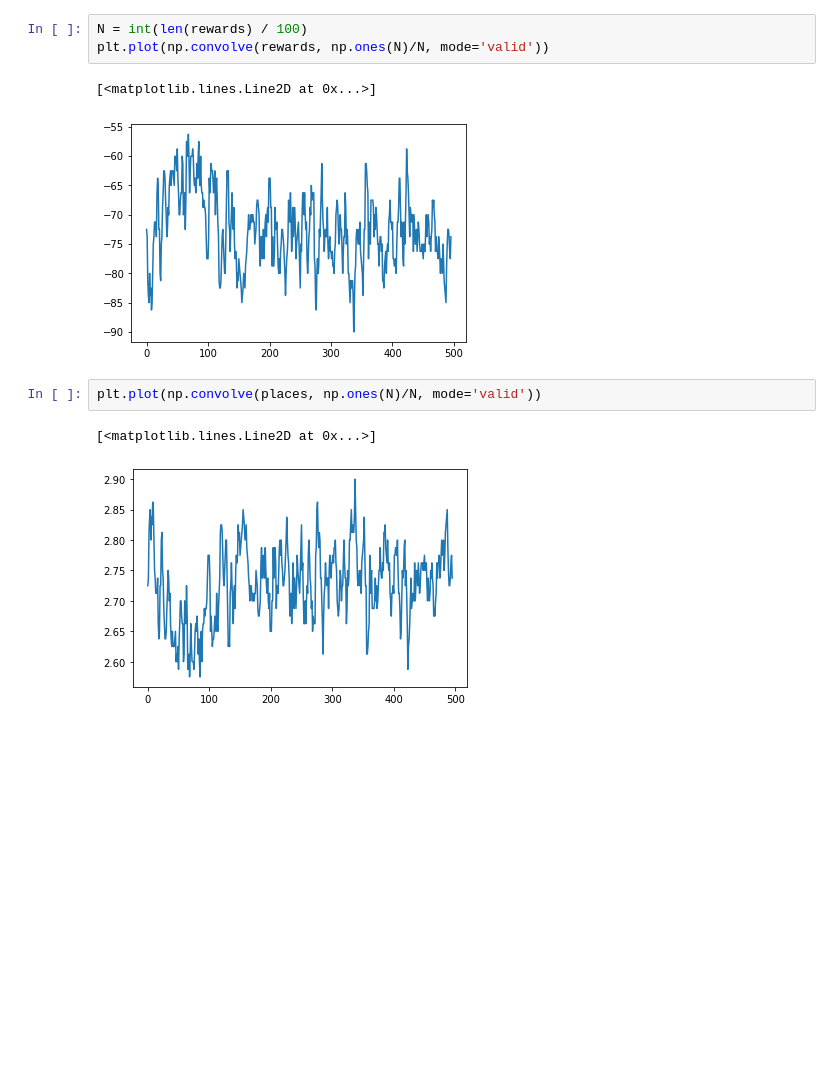
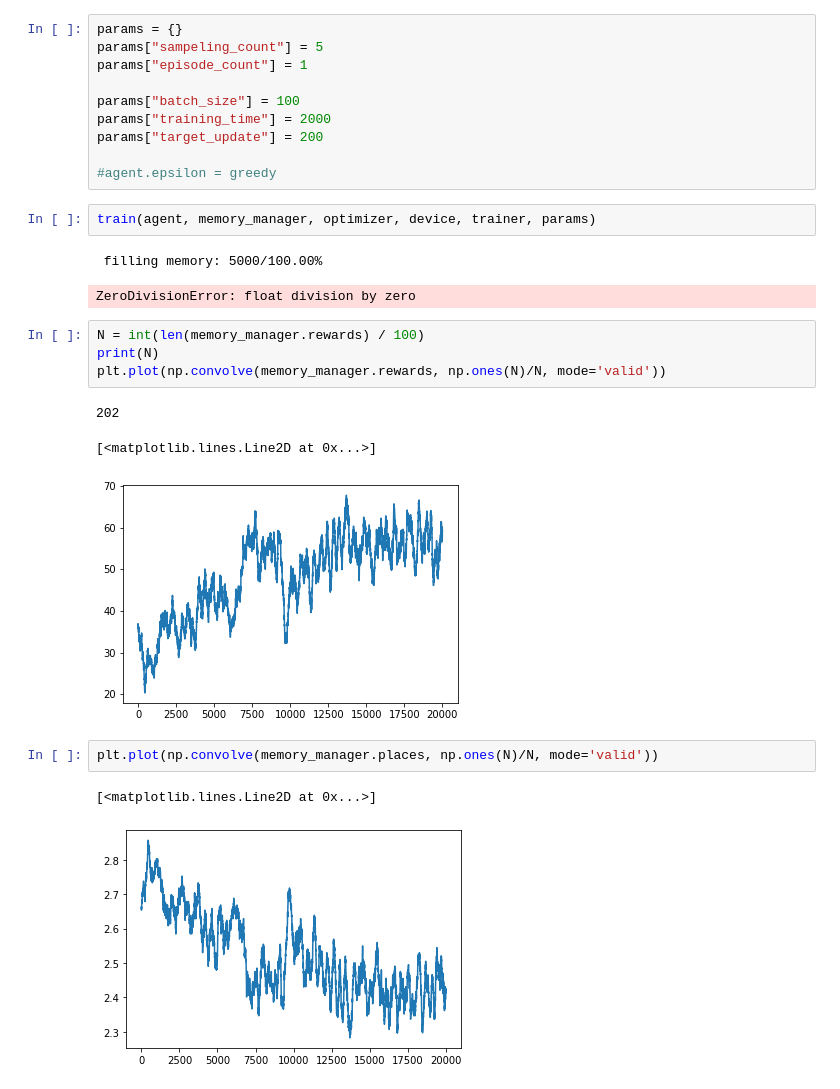
Before and after one commit to LukasZierahn/Hungry_Geese, a Jupyter notebook: Train.ipynb, the cells around one changed output. Saved outputs shown, nothing was run; the diff lists cells and outputs as text; blank space fills up the shorter version.

```diff
--- a/Train.ipynb
+++ b/Train.ipynb
@@ -44,12 +57,29 @@ Current Iteration 499/500, 99.80%, Policy loss: -305.76, entropy loss: -26.36, v
+# %%
+params = {}
+params["sampeling_count"] = 5
+params["episode_count"] = 1
+
+params["batch_size"] = 100
+params["training_time"] = 2000
+params["target_update"] = 200
+
+#agent.epsilon = greedy
+# %%
+train(agent, memory_manager, optimizer, device, trainer, params)
+# %% [output]
+ filling memory: 5000/100.00%
+ZeroDivisionError: float division by zero
 # %%
-N = int(len(rewards) / 100)
-plt.plot(np.convolve(rewards, np.ones(N)/N, mode='valid'))
+N = int(len(memory_manager.rewards) / 100)
+print(N)
+plt.plot(np.convolve(memory_manager.rewards, np.ones(N)/N, mode='valid'))
 # %% [output]
-[<matplotlib.lines.Line2D at 0x...>]
+202
+[<matplotlib.lines.Line2D at 0x...>]
-[figure, old version]
+[figure, new version]
 # %%
-plt.plot(np.convolve(places, np.ones(N)/N, mode='valid'))
+plt.plot(np.convolve(memory_manager.places, np.ones(N)/N, mode='valid'))
 # %% [output]
 [<matplotlib.lines.Line2D at 0x...>]
-[figure, old version]
+[figure, new version]
 # %%
```
Also changed, not shown: parts of 10 cells of this notebook, 11 other files.
